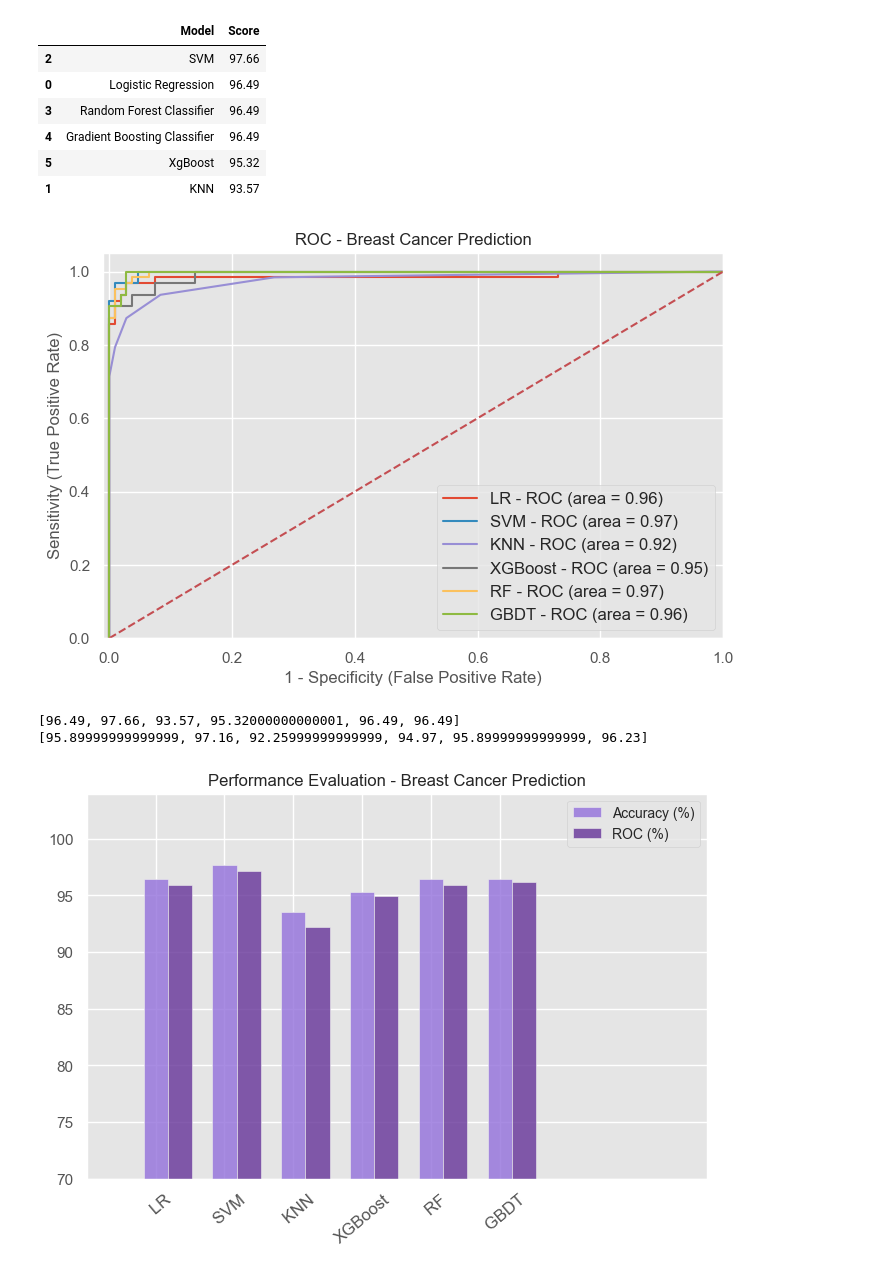
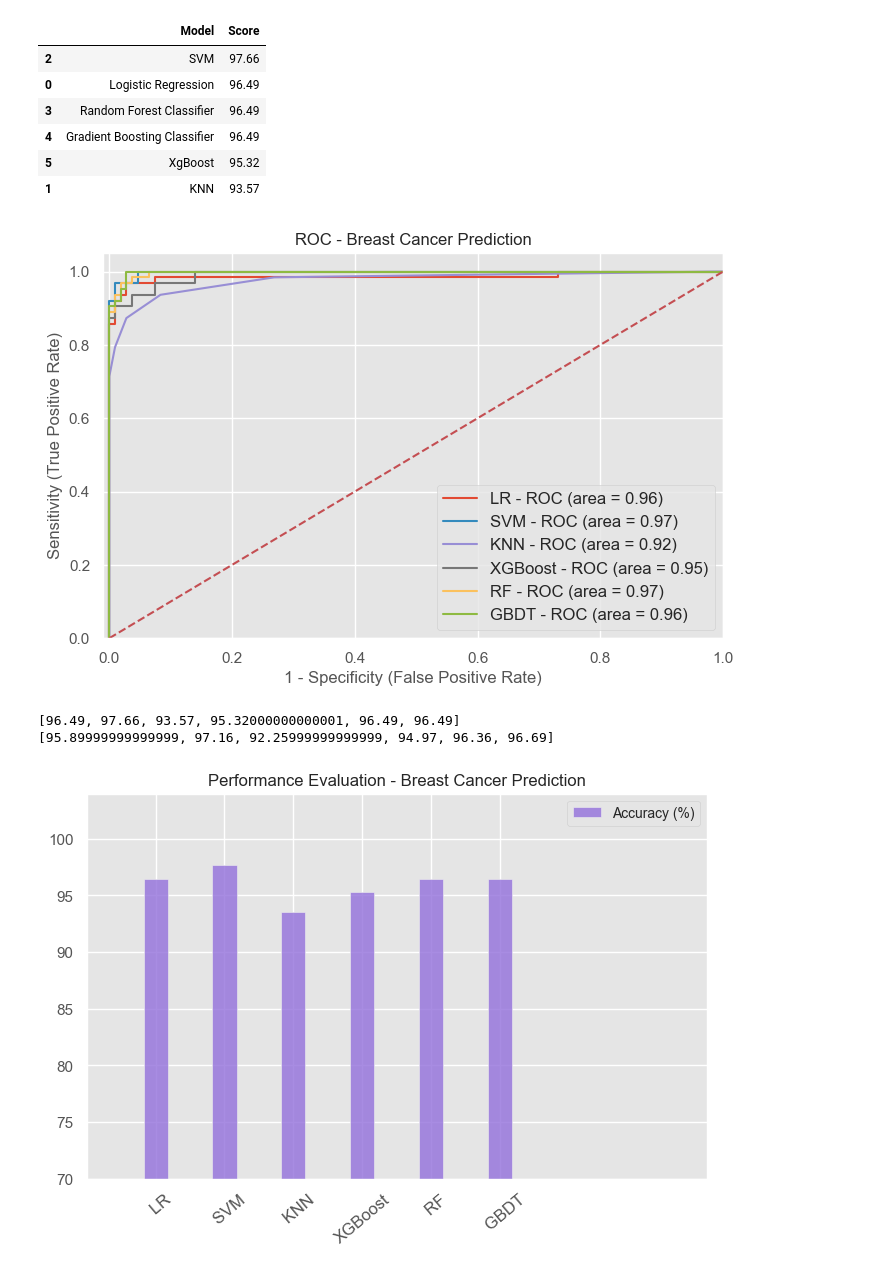
Before and after one commit to srivishnumv/Cancer_Prediction_using_GenAI, a Jupyter notebook: Code/breast-cancer.ipynb, the cells around one changed output. Saved outputs shown, nothing was run; the diff lists cells and outputs as text; code cells hidden in the pictures.

```diff
--- a/Code/breast-cancer.ipynb
+++ b/Code/breast-cancer.ipynb
@@ -20,7 +20,7 @@ plt.style.use('ggplot')
 # %% [markdown]
 ## Load the data
 # %%
-df = pd.read_csv('C:/Users/Srivishnu/OneDrive/Desktop/data.csv')
+df = pd.read_csv('C:/Users/Srivishnu/OneDrive/Desktop/Project_Code/Cancer_Prediction_using_GenAI/data.csv')
 # %%
 df.head()
 # %% [output]
@@ -33,5 +33,3 @@ df.head()
 5 rows × 32 columns
 # %% [markdown]
 ## Data Preprocessing
-# %%
-df.drop(['id', 'Unnamed: 32'], axis = 1, inplace = True)
@@ -620,7 +616,7 @@ plt.title('ROC - Breast Cancer Prediction', fontsize=12)
 plt.legend(loc="lower right", fontsize=12)
 plt.show()
 # %% [output]
-[figure, old version]
+[figure, new version]
 # %%
 from sklearn import metrics
 import numpy as np
@@ -667,37 +663,37 @@ for m in models:
     means_roc.append(auc)
 
 print(means_accuracy)
 print(means_roc)
 
 # data to plot
 n_groups = 6
 means_accuracy = tuple(means_accuracy)
-means_roc = tuple(means_roc)
+#means_roc = tuple(means_roc)
 
 # create plot
 fig, ax = plt.subplots(figsize=(8,5))
 index = np.arange(n_groups)
 bar_width = 0.35
 opacity = 0.8
 
 rects1 = plt.bar(index, means_accuracy, bar_width,
 alpha=opacity,
 color='mediumpurple',
 label='Accuracy (%)')
 
-rects2 = plt.bar(index + bar_width, means_roc, bar_width,
-alpha=opacity,
-color='rebeccapurple',
-label='ROC (%)')
+#rects2 = plt.bar(index + bar_width, means_roc, bar_width,
+#alpha=opacity,
+#color='rebeccapurple',
+#label='ROC (%)')
 
 plt.xlim([-1, 8])
 plt.ylim([70, 104])
 
 plt.title('Performance Evaluation - Breast Cancer Prediction', fontsize=12)
 plt.xticks(index, ('   LR', '   SVM', '   KNN', 'XGBoost' , '   RF', '   GBDT'), rotation=40, ha='center', fontsize=12)
 plt.legend(loc="upper right", fontsize=10)
 plt.show()
 # %% [output]
 [96.49, 97.66, 93.57, 95.32000000000001, 96.49, 96.49]
-[95.89999999999999, 97.16, 92.25999999999999, 94.97, 95.89999999999999, 96.23]
+[95.89999999999999, 97.16, 92.25999999999999, 94.97, 96.36, 96.69]
-[figure, old version]
+[figure, new version]
```
Also changed, not shown: parts of 2 cells of this notebook, 2 other files.
